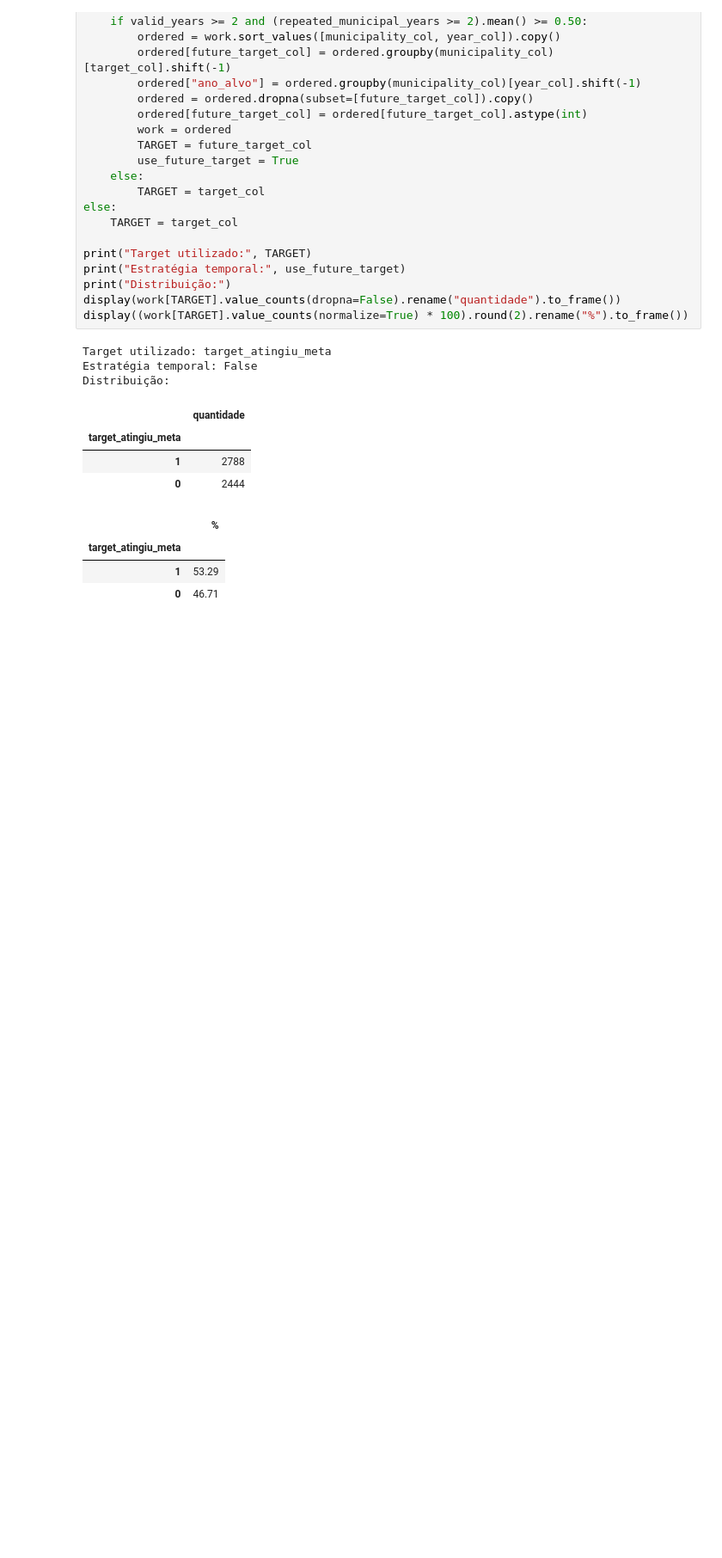
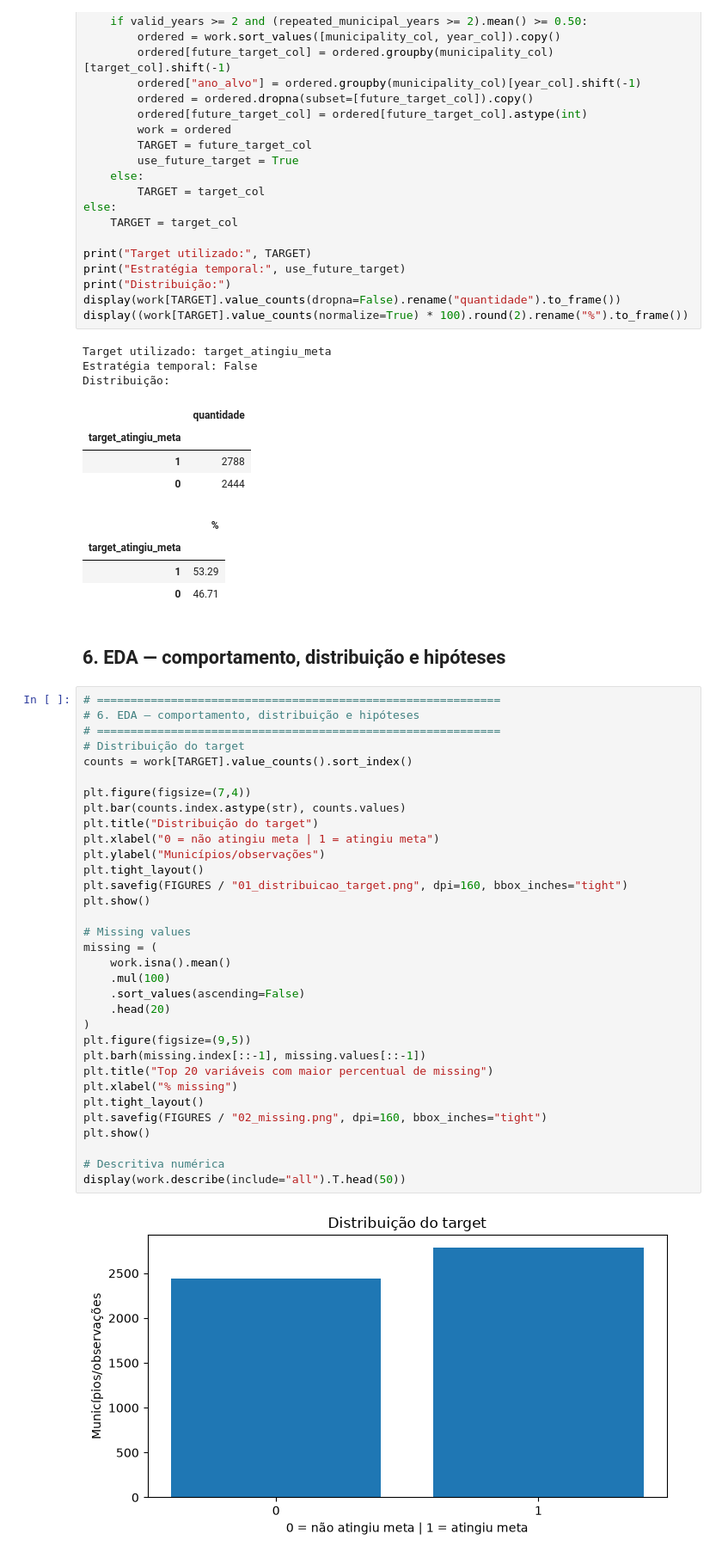
Before and after one commit to EdsonDoro/TechChallenge-Fase3, a Jupyter notebook: fase3.ipynb, the cells around one changed output. Shown at 86% size. Saved outputs shown, nothing was run; the diff lists cells and outputs as text; blank space fills up the shorter version.

```diff
--- a/fase3.ipynb
+++ b/fase3.ipynb
@@ -404,3 +404,40 @@ Distribuição:
 | target_atingiu_meta |  |
 | 1 | 53.29 |
 | 0 | 46.71 |
+# %% [markdown]
+## 6. EDA — comportamento, distribuição e hipóteses
+# %%
+# ============================================================
+# 6. EDA — comportamento, distribuição e hipóteses
+# ============================================================
+# Distribuição do target
+counts = work[TARGET].value_counts().sort_index()
+
+plt.figure(figsize=(7,4))
+plt.bar(counts.index.astype(str), counts.values)
+plt.title("Distribuição do target")
+plt.xlabel("0 = não atingiu meta | 1 = atingiu meta")
+plt.ylabel("Municípios/observações")
+plt.tight_layout()
+plt.savefig(FIGURES / "01_distribuicao_target.png", dpi=160, bbox_inches="tight")
+plt.show()
+
+# Missing values
+missing = (
+    work.isna().mean()
+    .mul(100)
+    .sort_values(ascending=False)
+    .head(20)
+)
+plt.figure(figsize=(9,5))
+plt.barh(missing.index[::-1], missing.values[::-1])
+plt.title("Top 20 variáveis com maior percentual de missing")
+plt.xlabel("% missing")
+plt.tight_layout()
+plt.savefig(FIGURES / "02_missing.png", dpi=160, bbox_inches="tight")
+plt.show()
+
+# Descritiva numérica
+display(work.describe(include="all").T.head(50))
+# %% [output]
+[figure, added]
```
Also changed, not shown: parts of 31 cells of this notebook, 13 other files.
